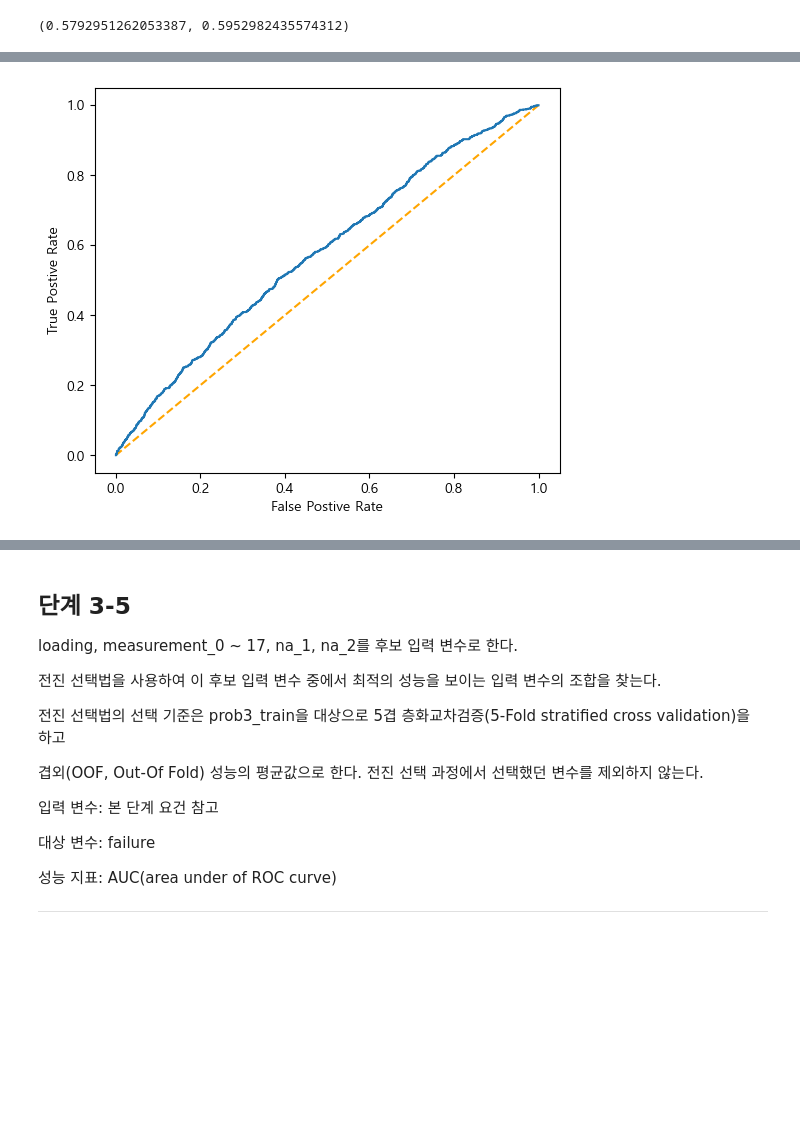
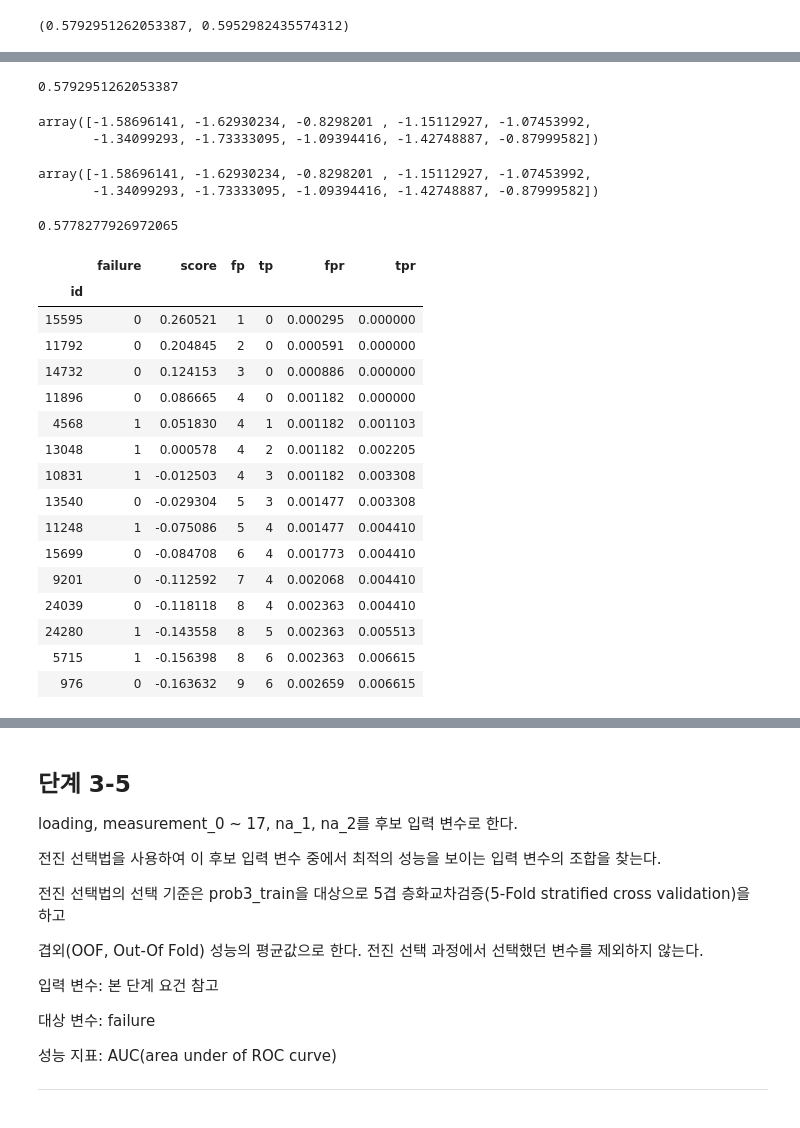
Before and after one commit to sunkusun9/DS_lv3_2408, a Jupyter notebook: sec_ds_lv3_prob1_prob.ipynb, the cells around one changed output, grey strips where cells are left out. Saved outputs shown, nothing was run; the diff lists cells and outputs as text; code cells hidden in the pictures; blank space fills up the shorter version.

```diff
--- a/sec_ds_lv3_prob1_prob.ipynb
+++ b/sec_ds_lv3_prob1_prob.ipynb
@@ -925,18 +1005,59 @@ df_prob3_test[['failure']].assign(
-# %%
-# ROC AUC를 그려봅니다.
-# 이 때 logit으로 구해 보겠습니다.
-plt.figure(figsize=(6, 5))
-plt.plot([0, 1], [0, 1], color='orange', linestyle='--')
-df_prob3_test[['failure']].assign(
-    score = clf_lr.decision_function(df_prob3_test[X_lr])
-).sort_values('score', ascending=False).assign(
-    fpr=lambda x: (1-x['failure']).cumsum() / (1 - x['failure']).sum(),
-    tpr=lambda x: (x['failure']).cumsum() / ( x['failure']).sum(),
-).pipe(
-    lambda x: plt.plot(x['fpr'], x['tpr'])
-)
-plt.gca().set_xlabel('False Postive Rate')
-plt.gca().set_ylabel('True Postive Rate')
-plt.show()
-# %% [output]
-[figure, removed]
+# %%
+# Logistic Regression에서의 decision_function은 Logit을 반환합니다. 이를 이용해도 Positive확률과 똑같은 roc_auc를 얻을 수 있습니다.
+# decision function을 출력해봅니다.
+# Logit으로도 동일한 결과가 나옵니다. (순위기반지표이므로 대상변수의 순위만 다르지 않다면(대소관계가 동일하다면) 동일한 결과를 얻을 수 있습니다.)
+roc_auc_score(
+    df_prob3_test['failure'],
+    clf_lr.decision_function(df_prob3_test[X_lr])
+)
+# %% [output]
+0.5792951262053387
+# %%
+clf_lr.decision_function(df_prob3_test[X_lr])[:10]
+# %% [output]
+array([-1.58696141, -1.62930234, -0.8298201 , -1.15112927, -1.07453992,
+       -1.34099293, -1.73333095, -1.09394416, -1.42748887, -0.87999582])
+# %%
+# 실제 로짓을 구해봅니다.
+np.log(
+    clf_lr.predict_proba(df_prob3_test[X_lr])[:, 1] / (1 - clf_lr.predict_proba(df_prob3_test[X_lr])[:, 1])
+)[:10]
+# %% [output]
+array([-1.58696141, -1.62930234, -0.8298201 , -1.15112927, -1.07453992,
+       -1.34099293, -1.73333095, -1.09394416, -1.42748887, -0.87999582])
+# %%
+# baseline 지표를 구합니다: loading이 failure를 가장 잘 보여주는 지표라고 생각됩니다.
+# loading으로 roc_auc_score를 구해봅니다.
+roc_auc_score(df_prob3_test['failure'], df_prob3_test['loading'])
+# %% [output]
+0.5778277926972065
+# %%
+# ROC AUC의 실제 값을 구해봅니다. 이를 위해 true/false의 합으로 count를 구하는 것과 cumsum을
+# 이용하여 FP와 TP을 결정 포인트별로 구합니다.
+df_prob3_test[['failure']].assign(
+    score = clf_lr.decision_function(df_prob3_test[X_lr])
+).sort_values('score', ascending=False).assign(
+    fp=lambda x: (1 - x['failure']).cumsum(),
+    tp=lambda x: (x['failure']).cumsum(),
+).assign(
+    fpr=lambda x: x['fp'] / (1 - x['failure']).sum(),
+    tpr=lambda x: x['tp'] / (x['failure']).sum(),
+).head(15)
+# %% [output]
+|  | failure | score | fp | tp | fpr | tpr |
+| id |  |  |  |  |  |  |
+| 15595 | 0 | 0.260521 | 1 | 0 | 0.000295 | 0.000000 |
+| 11792 | 0 | 0.204845 | 2 | 0 | 0.000591 | 0.000000 |
+| 14732 | 0 | 0.124153 | 3 | 0 | 0.000886 | 0.000000 |
+| 11896 | 0 | 0.086665 | 4 | 0 | 0.001182 | 0.000000 |
+| 4568 | 1 | 0.051830 | 4 | 1 | 0.001182 | 0.001103 |
+| 13048 | 1 | 0.000578 | 4 | 2 | 0.001182 | 0.002205 |
+| 10831 | 1 | -0.012503 | 4 | 3 | 0.001182 | 0.003308 |
+| 13540 | 0 | -0.029304 | 5 | 3 | 0.001477 | 0.003308 |
+| 11248 | 1 | -0.075086 | 5 | 4 | 0.001477 | 0.004410 |
+| 15699 | 0 | -0.084708 | 6 | 4 | 0.001773 | 0.004410 |
+| 9201 | 0 | -0.112592 | 7 | 4 | 0.002068 | 0.004410 |
+| 24039 | 0 | -0.118118 | 8 | 4 | 0.002363 | 0.004410 |
+| 24280 | 1 | -0.143558 | 8 | 5 | 0.002363 | 0.005513 |
+| 5715 | 1 | -0.156398 | 8 | 6 | 0.002363 | 0.006615 |
+| 976 | 0 | -0.163632 | 9 | 6 | 0.002659 | 0.006615 |
```
Also changed, not shown: parts of 96 cells of this notebook.
